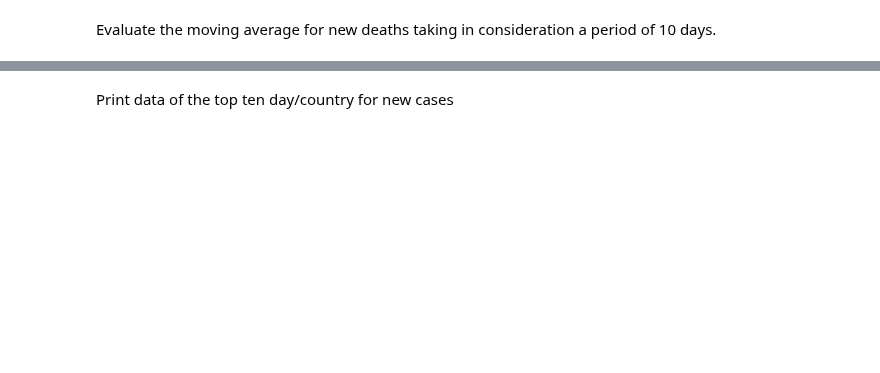
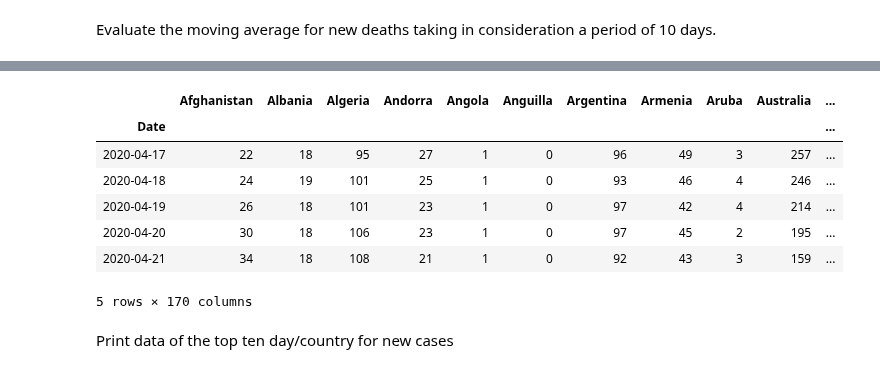
Before and after one commit to Mattia81/DataScienceForBusiness, a Jupyter notebook: World_analysis/world_analysis.ipynb, the cells around one changed output, grey strips where cells are left out. Cells and saved outputs as stored; diff of their text form; code cells hidden in the pictures; blank space fills up the shorter version.

```diff
--- a/World_analysis/world_analysis.ipynb
+++ b/World_analysis/world_analysis.ipynb
@@ -438,7 +439,0 @@ df_new_cases_moving_average
-# %%
-for country in top_10_total_cases['Country']:
-    plt.plot(df_new_cases_moving_average[country], label = country)
-    plt.legend()
-    plt.xticks(rotation = 90)
-    plt.title("New cases moving average")
-plt.show()
@@ -450,0 +440,8 @@ To register the converters:
+# %%
+#copy di full dataset
+df_ = df_all_data.copy()
+#create a matrix of the new deaths, in this way, each column represent
+#a country and the index row are the date. In the corresponding row
+#there is the number of new deaths for the row date
+df_matrix_new_deaths = get_matrix_dataset(df_, 'New deaths')
+df_matrix_new_deaths.tail()
@@ -451,3 +456,31 @@ To register the converters:
+# %%
+#evaluate the moving average of the new cases matrix
+df_new_deaths_moving_average_ = df_matrix_new_deaths.copy()
+df_new_deaths_moving_average_ = evaluate_moving_average(df_new_deaths_moving_average_, 10)
+df_new_deaths_moving_average_.tail()
+'''
+@Luca
+in questo step l'obbiettivo è quello di stampare 10 grafici
+sull'andamento dei paesi nella top 10 per morti inserendo una linea
+relativa al lockdown e calcolando da quella data quanti giorni sono
+passati prima che l'andamento dei nuovi morti cominci a scendere o
+addirittura arrivi a 0. La variabile che contiene i 10 top country
+è 'top_10_total_deaths'. Devi prendere la colonna 'Country'.
+Poi dobbiamo fare lo stesso lavoro ma sui nuovi casi. Sarà un copia
+e incolla di questo sostituendo i nomi delle variabili. Negli step
+successivi c'è già la creazione del dataset con la media mobile dei
+nuovi casi.
+Metti il tutto in un nuovo blocco di codice.
+'''
+# %% [output]
+|  | Afghanistan | Albania | Algeria | Andorra | Angola | Anguilla | Argentina | Armenia | Aruba | Australia | ... |
+| Date |  |  |  |  |  |  |  |  |  |  | ... |
+| 2020-04-17 | 22 | 18 | 95 | 27 | 1 | 0 | 96 | 49 | 3 | 257 | ... |
+| 2020-04-18 | 24 | 19 | 101 | 25 | 1 | 0 | 93 | 46 | 4 | 246 | ... |
+| 2020-04-19 | 26 | 18 | 101 | 23 | 1 | 0 | 97 | 42 | 4 | 214 | ... |
+| 2020-04-20 | 30 | 18 | 106 | 23 | 1 | 0 | 97 | 45 | 2 | 195 | ... |
+| 2020-04-21 | 34 | 18 | 108 | 21 | 1 | 0 | 92 | 43 | 3 | 159 | ... |
+5 rows × 170 columns
 # %% [markdown]
 Print data of the top ten day/country for new cases
 # %%
```
Also changed, not shown: parts of 33 cells of this notebook.
